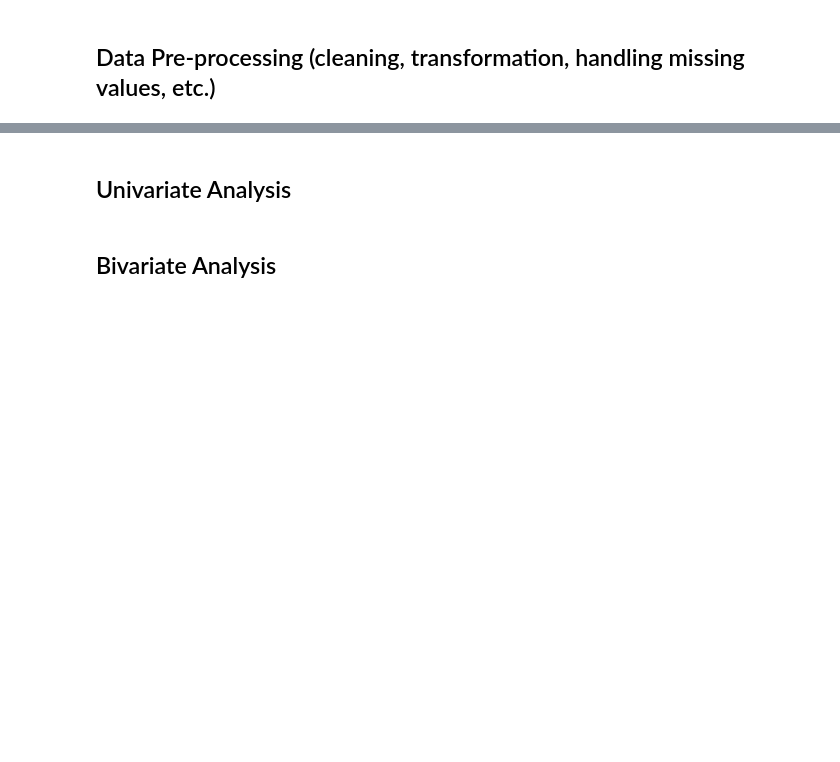
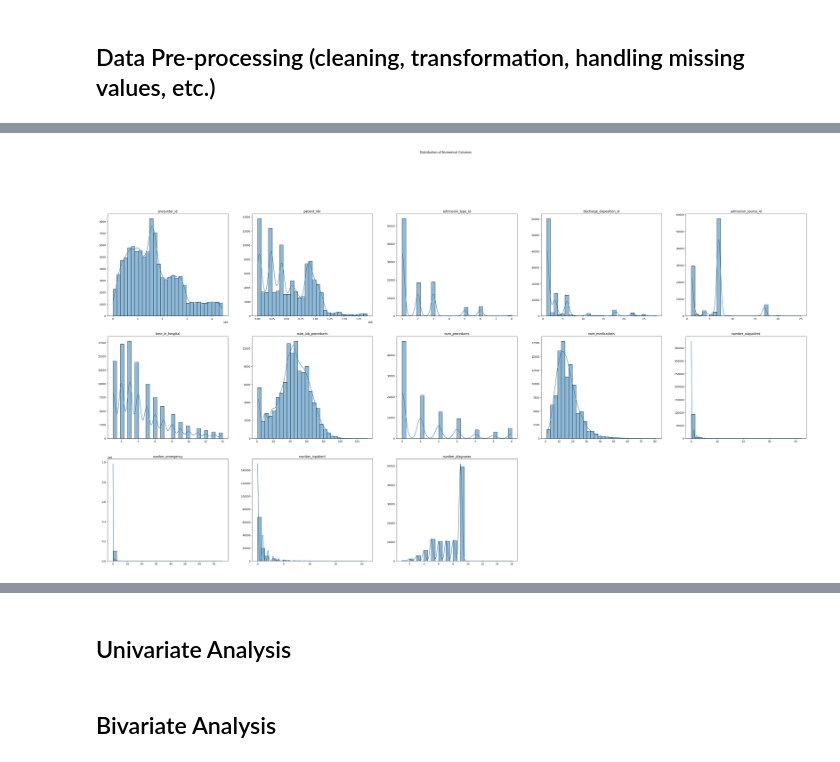
Before and after one commit to Swapnil-Trivedi/data-science-in-practice-sem3, a Jupyter notebook: Assignment2.ipynb, the cells around one changed output, grey strips where cells are left out. Saved outputs shown, nothing was run; the diff lists cells and outputs as text; code cells hidden in the pictures; blank space fills up the shorter version.

```diff
--- a/Assignment2.ipynb
+++ b/Assignment2.ipynb
@@ -91,2 +93,8 @@ Seaborn version: 0.11.2
 # %% [markdown]
 ## Load and Inspect the dataset structure
+# %%
+input_dataset_path = './Diabetes_dataset.csv'
+data=pd.read_csv(input_dataset_path)
+print("Dataset loaded successfully with shape:", data.shape)
+# print("First few rows of the dataset:")
+# print(data.head(5))
@@ -93,2 +189,10 @@ Seaborn version: 0.11.2
 # %% [markdown]
 ## Data Pre-processing (cleaning, transformation, handling missing values, etc.)
+# %%
+## drop duplicates if any
+initial_shape = data.shape
+data.drop_duplicates(inplace=True)
+if data.shape != initial_shape:
+    print(f"Dropped {initial_shape[0] - data.shape[0]} duplicate rows. New shape: {data.shape}")
+else:
+    print("No duplicate rows found.")
@@ -94,0 +203,6 @@ Seaborn version: 0.11.2
+# %%
+### list of numerical columns
+numerical_cols = data.select_dtypes(include=[np.number]).columns.tolist()
+print("\nNumerical columns:", numerical_cols)
+print("Statistical summary of numerical columns:")
+print(data[numerical_cols].info())
@@ -94,0 +259,13 @@ Seaborn version: 0.11.2
+# %%
+plt.figure(figsize=(50,25))
+plt.tight_layout()
+for i, col in enumerate(numerical_cols):
+    plt.subplot(3, 5, i + 1)
+    sns.histplot(data[col], kde=True, bins=30)
+    plt.title(col)
+    plt.xlabel('')
+    plt.ylabel('')
+plt.suptitle('Distribution of Numerical Columns', y=1.02)
+plt.show()
+# %% [output]
+[figure, added]
```
Also changed, not shown: parts of 24 cells of this notebook, 2 other files.
